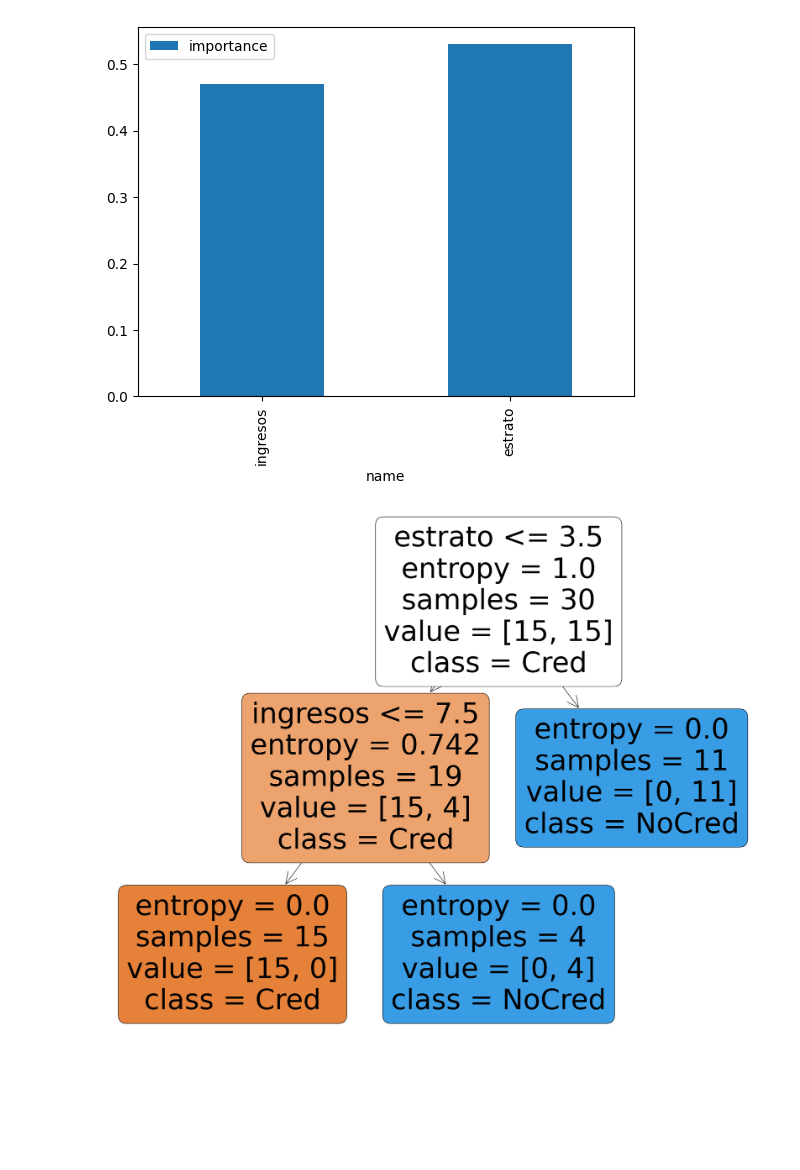
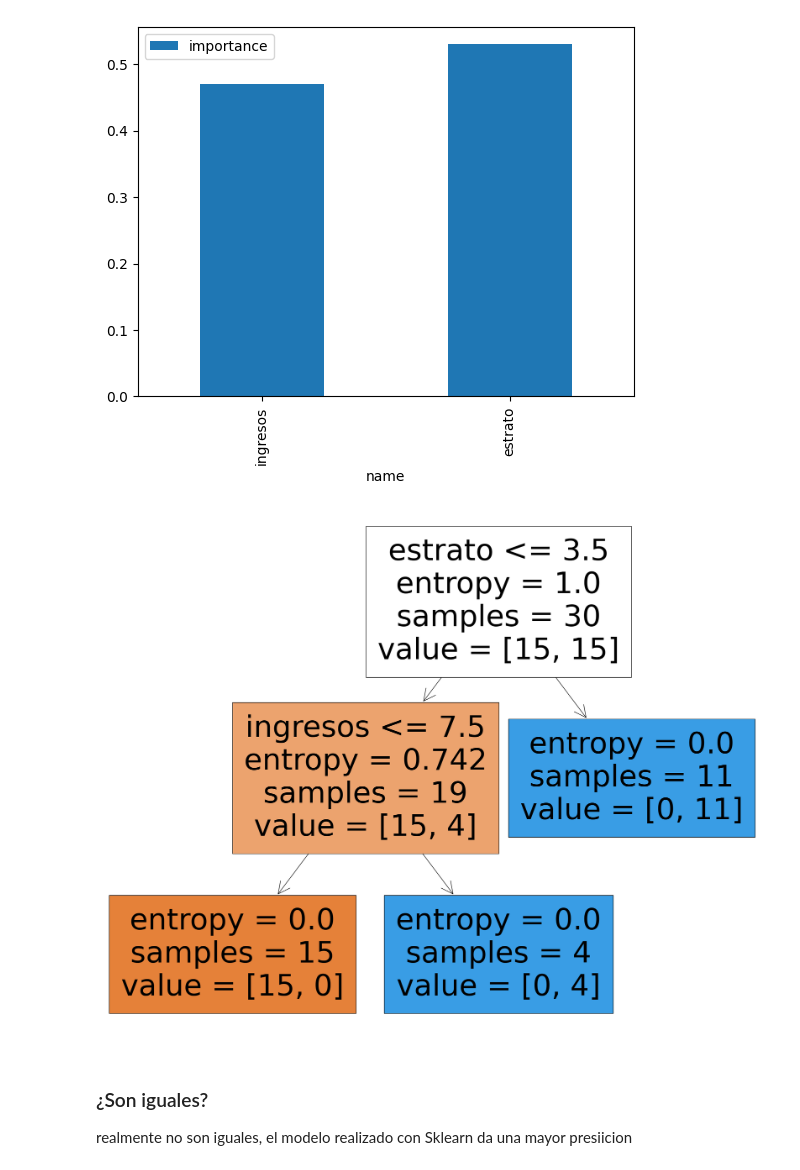
Before and after one commit to juanma1231/Estadistica-3, a Jupyter notebook: Tarea 3/src/punto 1.ipynb, the cells around one changed output. Drawn from its saved outputs; the diff is of its cells as text; code cells hidden in the pictures; blank space fills up the shorter version.

```diff
--- a/Tarea 3/src/punto 1.ipynb
+++ b/Tarea 3/src/punto 1.ipynb
@@ -91,9 +99,10 @@ graph = graphviz.Source(dot_data)
 # %%
 fig = plt.figure(figsize=(25,20))
 _ = tree.plot_tree(clf,
                    feature_names=features_name,
-                   class_names=["Cred","NoCred"],
-                   rounded=True,
-                   filled=True)
+                    filled=True)
 # %% [output]
-[figure, old version]
+[figure, new version]
+# %% [markdown]
+### ¿Son iguales?
+realmente no son iguales, el modelo realizado con Sklearn da una mayor presiicion
```
Also changed, not shown: parts of 4 cells of this notebook, 2 other files.
